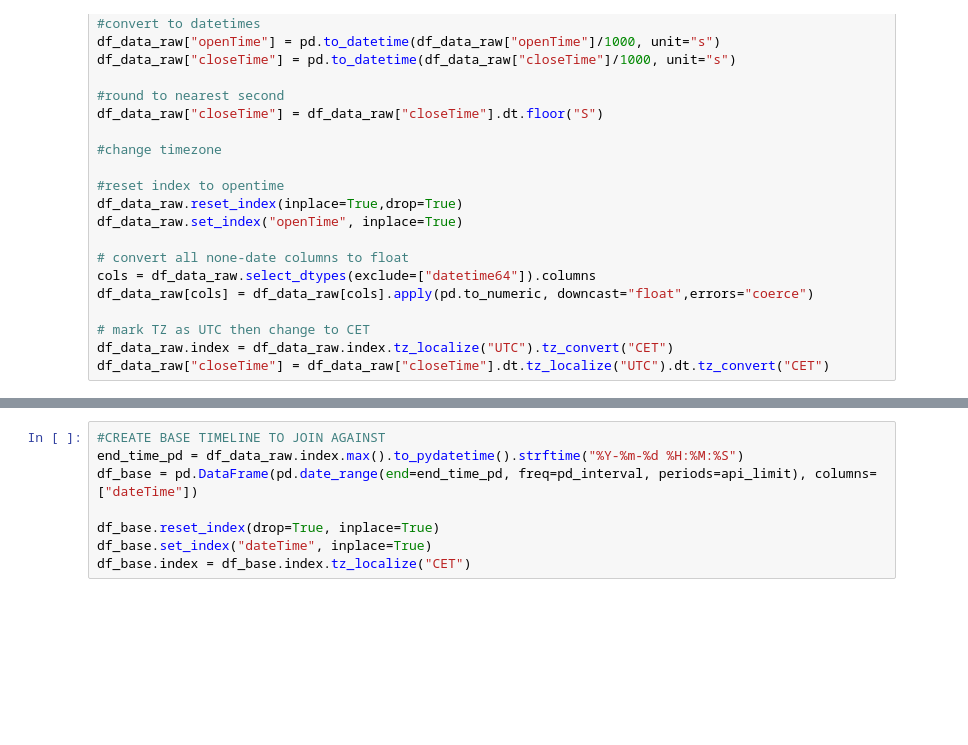
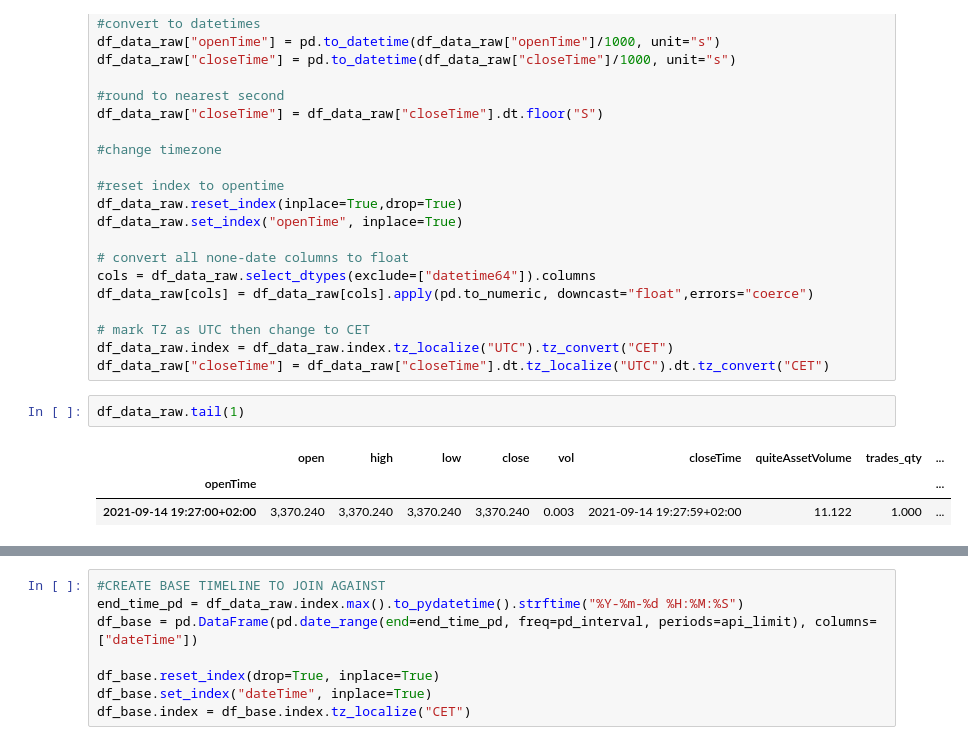
Before and after one commit to nicoKoehler/plover, a Jupyter notebook: 202108_binanceSPOT.ipynb, the cells around one changed output, grey strips where cells are left out. Saved outputs shown, nothing was run; the diff lists cells and outputs as text; blank space fills up the shorter version.

```diff
--- a/202108_binanceSPOT.ipynb
+++ b/202108_binanceSPOT.ipynb
@@ -60,6 +60,12 @@ df_data_raw[cols] = df_data_raw[cols].apply(pd.to_numeric, downcast="float",erro
 # mark TZ as UTC then change to CET
 df_data_raw.index = df_data_raw.index.tz_localize("UTC").tz_convert("CET")
 df_data_raw["closeTime"] = df_data_raw["closeTime"].dt.tz_localize("UTC").dt.tz_convert("CET")
+# %%
+df_data_raw.tail(1)
+# %% [output]
+|  | open | high | low | close | vol | closeTime | quiteAssetVolume | trades_qty | ... |
+| openTime |  |  |  |  |  |  |  |  | ... |
+| 2021-09-14 19:27:00+02:00 | 3,370.240 | 3,370.240 | 3,370.240 | 3,370.240 | 0.003 | 2021-09-14 19:27:59+02:00 | 11.122 | 1.000 | ... |
 # %%
 df_data_raw.index.min().to_pydatetime().strftime("%Y-%m-%d %H:%M:%S")
 # %% [output]
```
Also changed, not shown: parts of 8 cells of this notebook, 1 other file.
